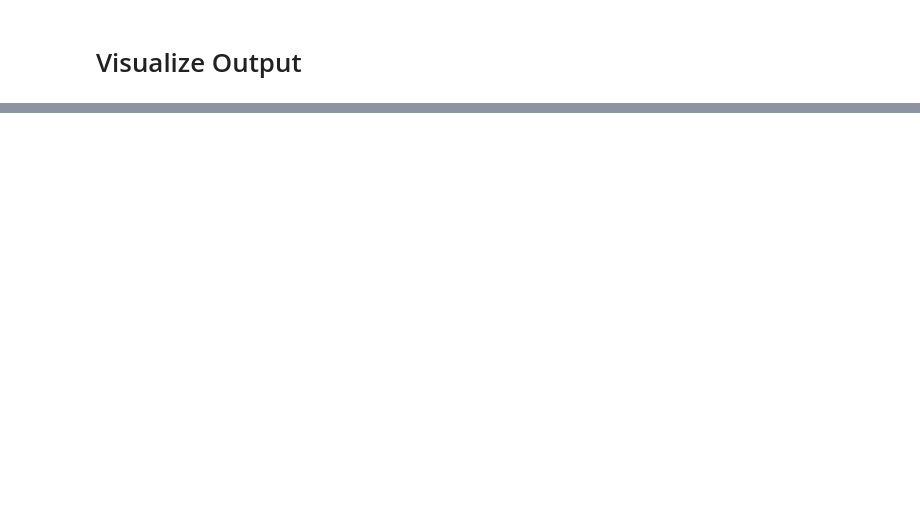
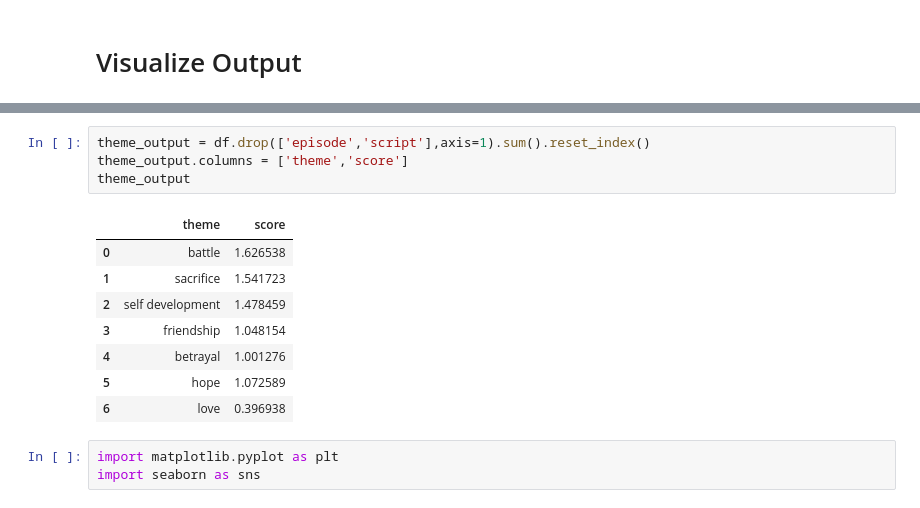
Before and after one commit to Keshtech2002/NLP_TV_Series_Analysis, a Jupyter notebook: theme_classifier/theme_classification_development.ipynb, the cells around one changed output, grey strips where cells are left out. Saved outputs shown, nothing was run; the diff lists cells and outputs as text; blank space fills up the shorter version.

```diff
--- a/theme_classifier/theme_classification_development.ipynb
+++ b/theme_classifier/theme_classification_development.ipynb
@@ -279,0 +286,16 @@ NameError: name 'df' is not defined
+# %%
+theme_output = df.drop(['episode','script'],axis=1).sum().reset_index()
+theme_output.columns = ['theme','score']
+theme_output
+# %% [output]
+|  | theme | score |
+| 0 | battle | 1.626538 |
+| 1 | sacrifice | 1.541723 |
+| 2 | self development | 1.478459 |
+| 3 | friendship | 1.048154 |
+| 4 | betrayal | 1.001276 |
+| 5 | hope | 1.072589 |
+| 6 | love | 0.396938 |
+# %%
+import matplotlib.pyplot as plt
+import seaborn as sns
```
Also changed, not shown: parts of 26 cells of this notebook, 7 other files.
